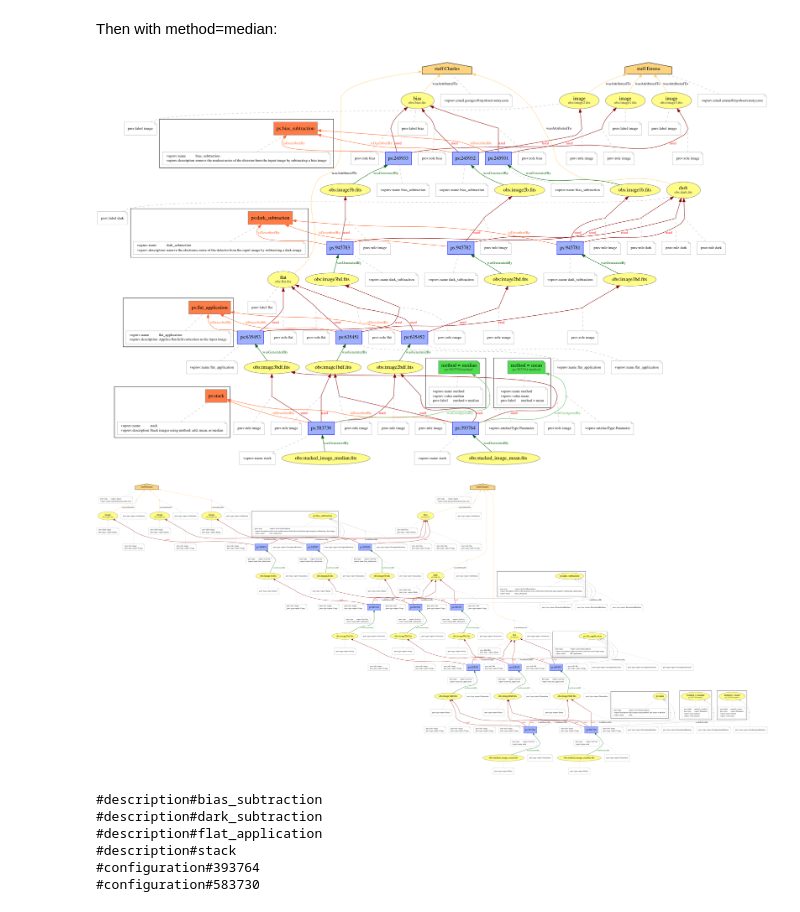
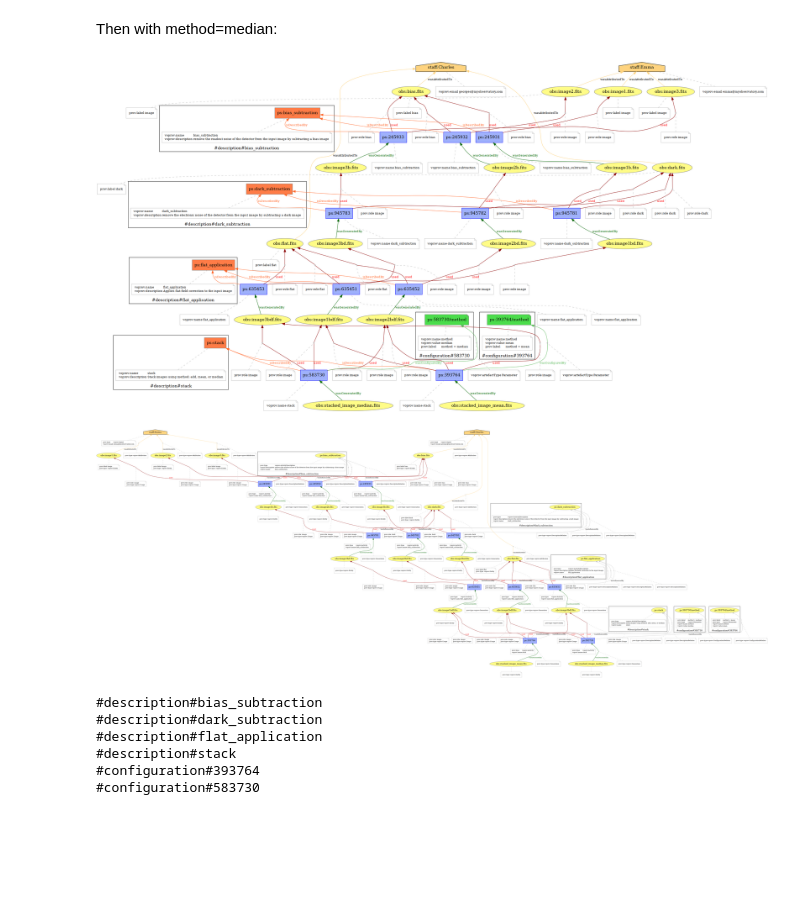
Before and after one commit to sanguillon/voprov, a Jupyter notebook: tutorials/voprov_tutorial.ipynb, the cells around one changed output. Cells and saved outputs as stored; diff of their text form; code cells hidden in the pictures; blank space fills up the shorter version.

```diff
--- a/tutorials/voprov_tutorial.ipynb
+++ b/tutorials/voprov_tutorial.ipynb
@@ -251,19 +251,19 @@ p = bundle_actst1_config.parameter("ps:583730/method", "method", "median");
 pdoc.wasConfiguredBy(actst2, p, "Parameter");
 # %%
 # Show graph
-dot = prov_to_dot(pdoc, use_labels=True)  # Important: remove "use_labels=True" in case of error
+dot = prov_to_dot(pdoc) #, use_labels=True)  # Important: remove "use_labels=True" in case of error
 dot.write_png('voprov_example.png')
 Image('voprov_example.png')
 # %% [output]
-[figure, old version]
+[figure, new version]
 # %%
 pdoc_w3c = pdoc.get_w3c()
 # %%
-dot = prov_to_dot(pdoc_w3c, use_labels=True)  # Important: remove "use_labels=True" in case of error
+dot = prov_to_dot(pdoc_w3c) #, use_labels=True)  # Important: remove "use_labels=True" in case of error
 dot.write_png('voprov_w3c_example.png')
 Image('voprov_w3c_example.png')
 # %% [output]
-[figure, old version]
+[figure, new version]
 # %%
 for b in pdoc._bundles:
     print(b)
```
Also changed, not shown: parts of 3 cells of this notebook, 15 other files.
